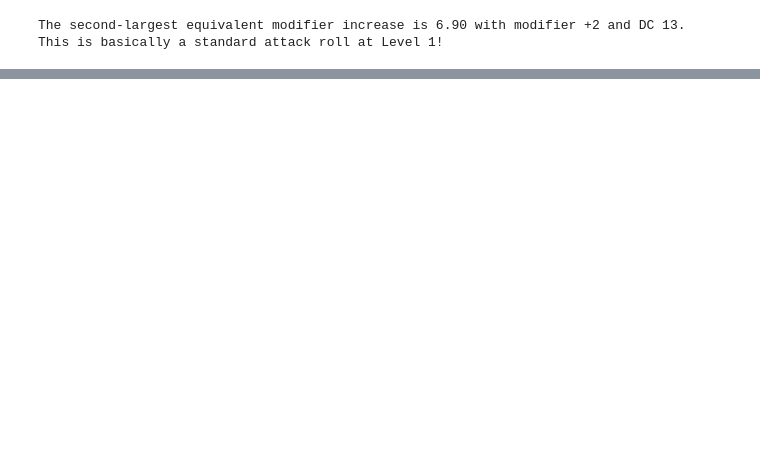
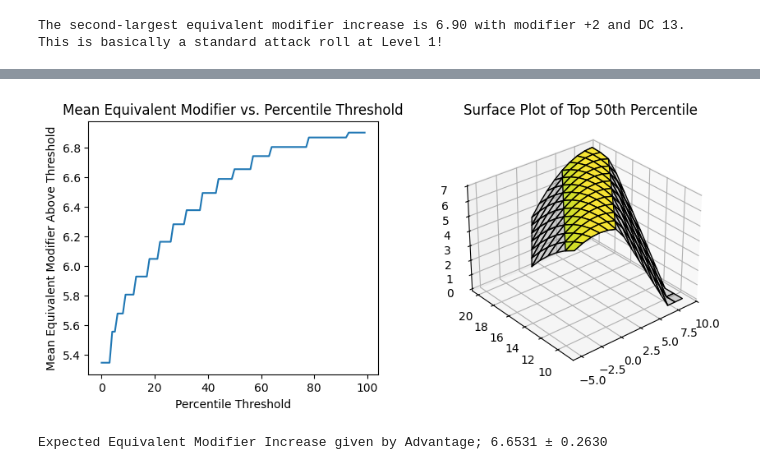
Before and after one commit to oechooo/dnd-advantage, a Jupyter notebook: analysis.ipynb, the cells around one changed output, grey strips where cells are left out. Drawn from its saved outputs; the diff is of its cells as text; code cells hidden in the pictures; blank space fills up the shorter version.

```diff
--- a/analysis.ipynb
+++ b/analysis.ipynb
@@ -152,0 +160,40 @@ plt.show()
+# %%
+# delete entries past the line connecting (0, 20) and (-6, 14)
+mask = dcs_mesh < mods_mesh + 20
+em_cleaned = np.where(mask, equivalent_modifiers, np.nan)
+
+def mean_along_ridge(percentile: float):
+    threshold = np.nanpercentile(em_cleaned, percentile)
+    ridge_mask = em_cleaned >= threshold
+    ridge_values = em_cleaned[ridge_mask]
+    ridge_mean = ridge_values.mean()
+    return threshold, ridge_mask, ridge_mean
+
+mean_by_percentiles = [mean_along_ridge(p) for p in range(0, 100)]
+
+fig = plt.figure(figsize=(10, 4))
+gs = GridSpec(1, 2, figure=fig)
+
+ax1 = plt.subplot(gs[0])
+percentiles = np.arange(0, 100)
+means = [mean for _, _, mean in mean_by_percentiles]
+ax1.plot(percentiles, means, marker='')
+ax1.set_xlabel('Percentile Threshold')
+ax1.set_ylabel('Mean Equivalent Modifier Above Threshold')
+ax1.set_title('Mean Equivalent Modifier vs. Percentile Threshold')
+
+threshold_50, ridge_mask_50, ridge_mean_50 = mean_by_percentiles[50]
+ax2 = plt.subplot(gs[1], projection='3d')
+ax2.plot_surface(mods_mesh, dcs_mesh, em_cleaned, color='lightgrey', edgecolor='k', alpha=0.3)
+color_plot = np.where(ridge_mask_50, em_cleaned, np.nan)
+ax2.plot_surface(mods_mesh, dcs_mesh, color_plot, cmap=surf.cmap, norm=surf.norm, edgecolor='k', alpha=0.9)
+ax2.view_init(azim=-130)
+ax2.set_title('Surface Plot of Top 50th Percentile')
+
+plt.show()
+# %% [output]
+[figure, added]
+# %%
+print(f"Expected Equivalent Modifier Increase given by Advantage; {ridge_mean_50:.4f} ± {em_cleaned[ridge_mask_50].std():.4f}")
+# %% [output]
+Expected Equivalent Modifier Increase given by Advantage; 6.6531 ± 0.2630
```
Also changed, not shown: parts of 9 cells of this notebook.
